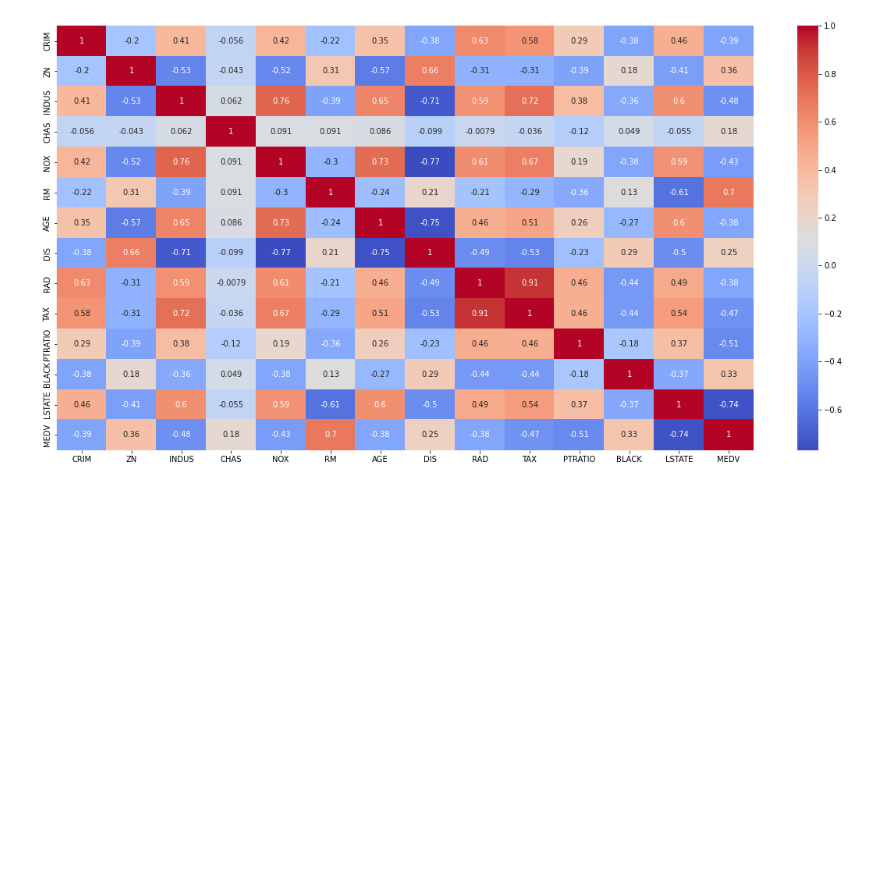
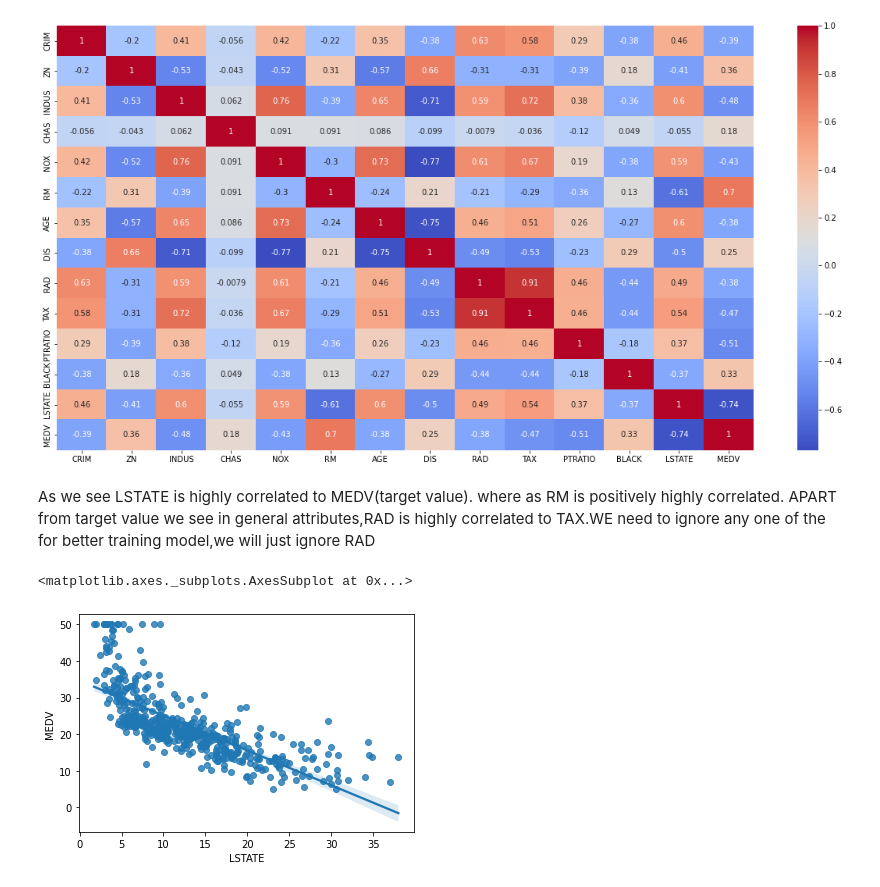
Before and after one commit to farhanraza200001/Boston-house-price-production-Analysis-Regression-, a Jupyter notebook: Assignment_of_linear_reg_on_house_boston_dataset_Linear_Regression.ipynb, the cells around one changed output. Saved outputs shown, nothing was run; the diff lists cells and outputs as text; code cells hidden in the pictures; blank space fills up the shorter version.

```diff
--- a/Assignment_of_linear_reg_on_house_boston_dataset_Linear_Regression.ipynb
+++ b/Assignment_of_linear_reg_on_house_boston_dataset_Linear_Regression.ipynb
@@ -258,3 +258,12 @@ sns.heatmap(corr, annot=True,cmap='coolwarm')
 # %% [output]
 <matplotlib.axes._subplots.AxesSubplot at 0x...>
 [figure]
+# %% [markdown]
+As we see LSTATE is highly correlated to MEDV(target value).
+where as RM is positively highly correlated.
+APART from target value we see in general attributes,RAD is highly correlated to TAX.WE need to ignore any one of the for better training model,we will just ignore RAD
+# %%
+sns.regplot(y=new_df['MEDV'],x=new_df['LSTATE'])
+# %% [output]
+<matplotlib.axes._subplots.AxesSubplot at 0x...>
+[figure, added]
```
Also changed, not shown: parts of 21 cells of this notebook.
